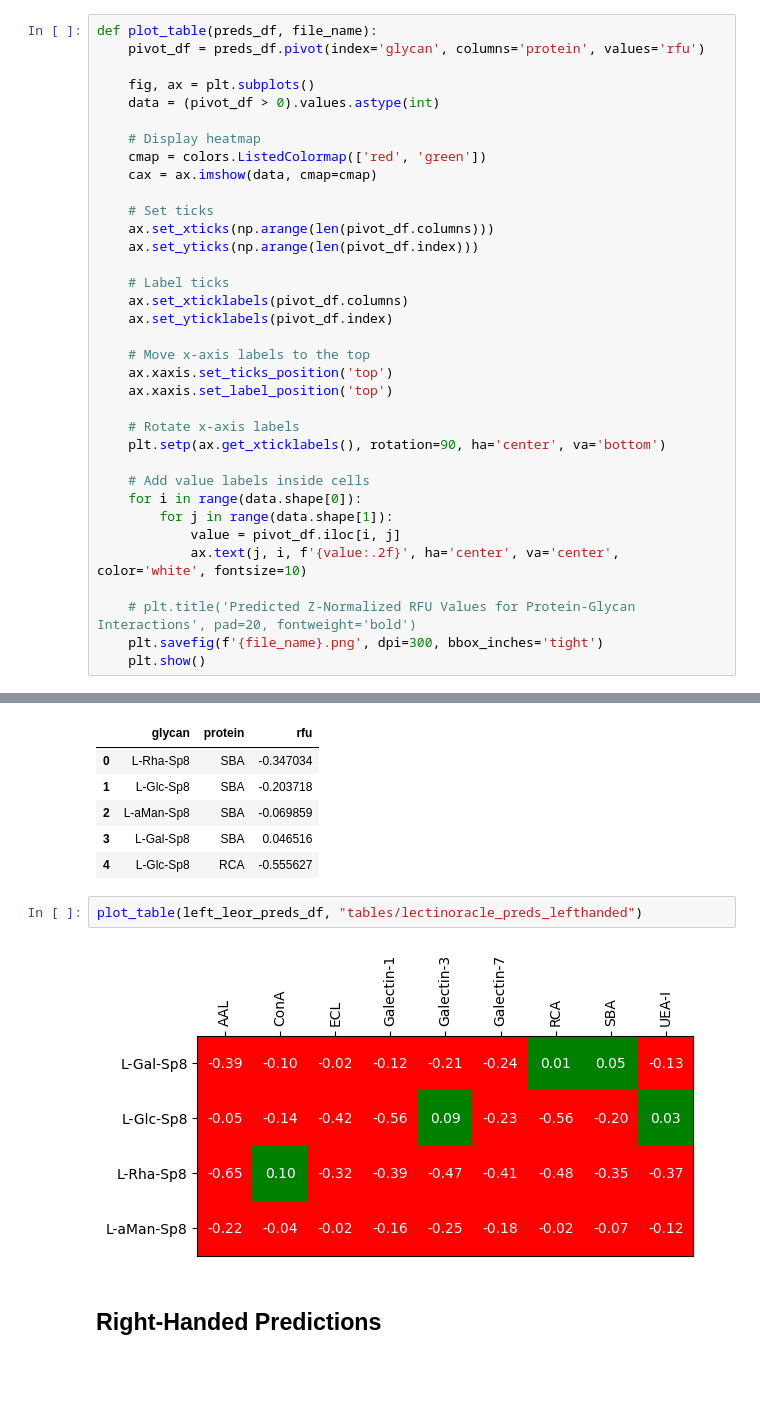
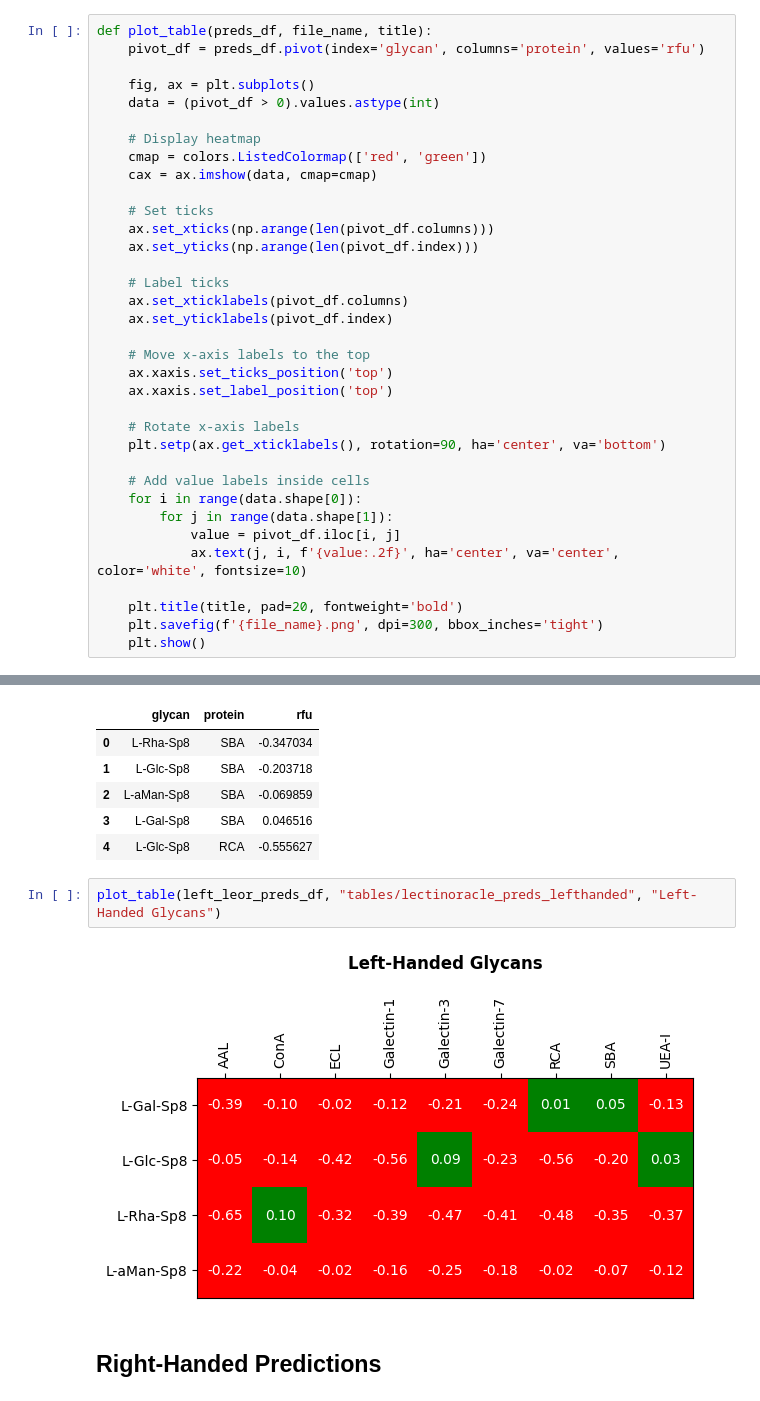
Before and after one commit to loganwoudstra/mirror-image-glycans, a Jupyter notebook: lectinoracle.ipynb, the cells around one changed output, grey strips where cells are left out. Drawn from its saved outputs; the diff is of its cells as text; blank space fills up the shorter version.

Commit message:
add titles to tables

```diff
--- a/lectinoracle.ipynb
+++ b/lectinoracle.ipynb
@@ -166,7 +166,7 @@ def get_pred_df(protein_df, glycan_df):
 
     return pd.DataFrame(leor_preds)
 # %%
-def plot_table(preds_df, file_name):
+def plot_table(preds_df, file_name, title):
     pivot_df = preds_df.pivot(index='glycan', columns='protein', values='rfu')
 
     fig, ax = plt.subplots()
@@ -197,7 +197,7 @@ def plot_table(preds_df, file_name):
             value = pivot_df.iloc[i, j]
             ax.text(j, i, f'{value:.2f}', ha='center', va='center', color='white', fontsize=10)
 
-    # plt.title('Predicted Z-Normalized RFU Values for Protein-Glycan Interactions', pad=20, fontweight='bold')
+    plt.title(title, pad=20, fontweight='bold')
     plt.savefig(f'{file_name}.png', dpi=300, bbox_inches='tight')
     plt.show()
 # %% [markdown]
@@ -215,9 +215,9 @@ left_leor_preds_df.head()
 | 3 | L-Gal-Sp8 | SBA | 0.046516 |
 | 4 | L-Glc-Sp8 | RCA | -0.555627 |
 # %%
-plot_table(left_leor_preds_df, "tables/lectinoracle_preds_lefthanded")
+plot_table(left_leor_preds_df, "tables/lectinoracle_preds_lefthanded", "Left-Handed Glycans")
 # %% [output]
-[figure, old version]
+[figure, new version]
 # %% [markdown]
 ## Right-Handed Predictions
 # %%
```
Also changed, not shown: parts of 2 cells of this notebook, 3 other files.
